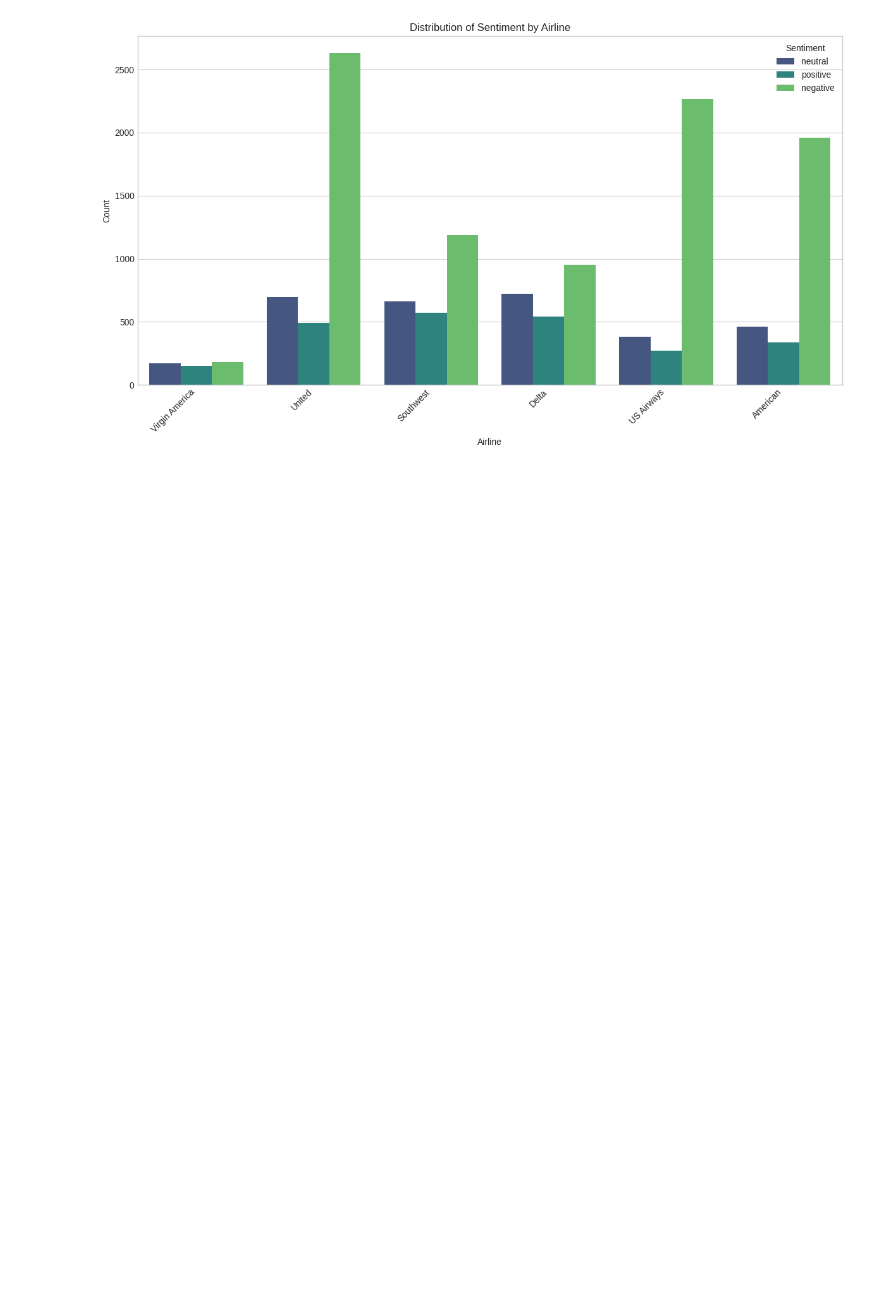
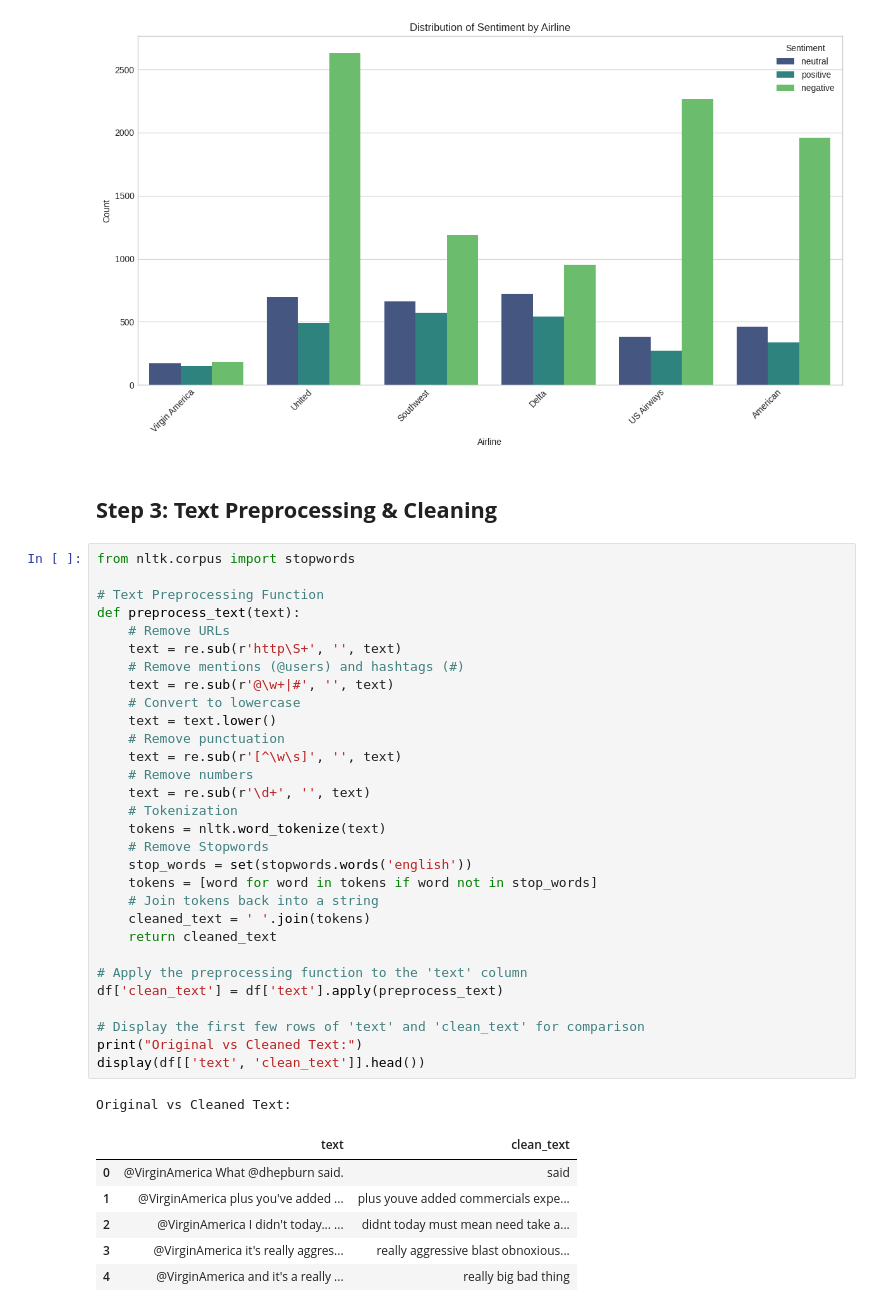
Before and after one commit to LatiefDataVisionary/airline-sentiment-nlp-capstone, a Jupyter notebook: notebooks/notebook.ipynb, the cells around one changed output. Drawn from its saved outputs; the diff is of its cells as text; blank space fills up the shorter version.

```diff
--- a/notebooks/notebook.ipynb
+++ b/notebooks/notebook.ipynb
@@ -227,3 +230,43 @@ plt.show()
 # %% [output]
 [figure]
 [figure]
+# %% [markdown]
+## **Step 3: Text Preprocessing & Cleaning**
+# %%
+from nltk.corpus import stopwords
+
+# Text Preprocessing Function
+def preprocess_text(text):
+    # Remove URLs
+    text = re.sub(r'http\S+', '', text)
+    # Remove mentions (@users) and hashtags (#)
+    text = re.sub(r'@\w+|#', '', text)
+    # Convert to lowercase
+    text = text.lower()
+    # Remove punctuation
+    text = re.sub(r'[^\w\s]', '', text)
+    # Remove numbers
+    text = re.sub(r'\d+', '', text)
+    # Tokenization
+    tokens = nltk.word_tokenize(text)
+    # Remove Stopwords
+    stop_words = set(stopwords.words('english'))
+    tokens = [word for word in tokens if word not in stop_words]
+    # Join tokens back into a string
+    cleaned_text = ' '.join(tokens)
+    return cleaned_text
+
+# Apply the preprocessing function to the 'text' column
+df['clean_text'] = df['text'].apply(preprocess_text)
+
+# Display the first few rows of 'text' and 'clean_text' for comparison
+print("Original vs Cleaned Text:")
+display(df[['text', 'clean_text']].head())
+# %% [output]
+Original vs Cleaned Text:
+|  | text | clean_text |
+| 0 | @VirginAmerica What @dhepburn said. | said |
+| 1 | @VirginAmerica plus you've added ... | plus youve added commercials expe... |
+| 2 | @VirginAmerica I didn't today... ... | didnt today must mean need take a... |
+| 3 | @VirginAmerica it's really aggres... | really aggressive blast obnoxious... |
+| 4 | @VirginAmerica and it's a really ... | really big bad thing |
```
Also changed, not shown: parts of 3 cells of this notebook.
